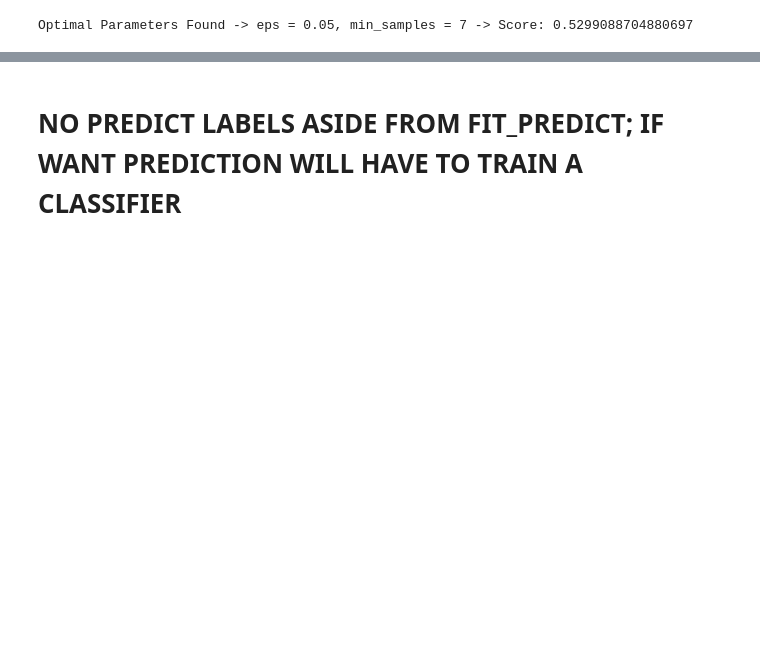
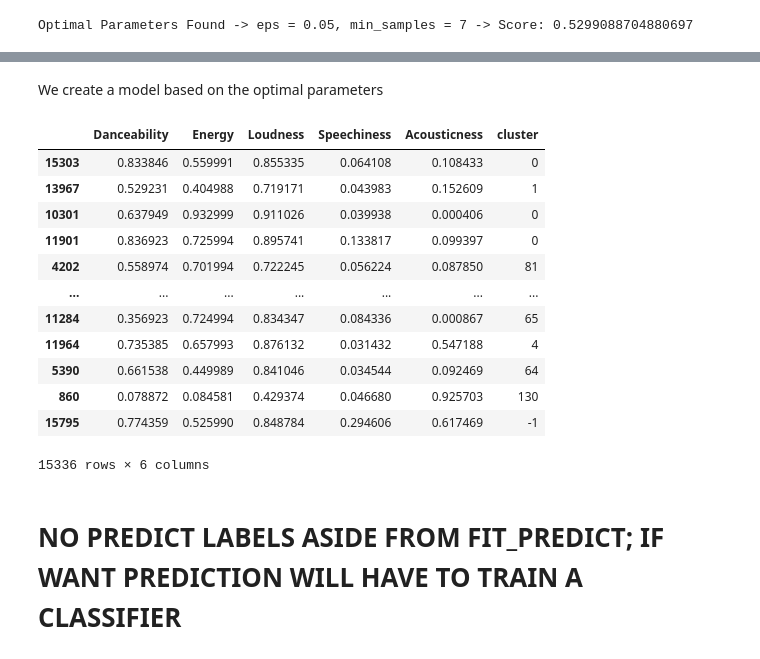
Before and after one commit to 2s2e/cse151a-project, a Jupyter notebook: Milestone_4.ipynb, the cells around one changed output, grey strips where cells are left out. Drawn from its saved outputs; the diff is of its cells as text; code cells hidden in the pictures; blank space fills up the shorter version.

```diff
--- a/Milestone_4.ipynb
+++ b/Milestone_4.ipynb
@@ -854,0 +861,2 @@ Silhouette Score: -0.6265919349870916
+# %% [markdown]
+We create a model based on the optimal parameters
@@ -855,3 +865,19 @@ Silhouette Score: -0.6265919349870916
+# %%
+Xtrain
+# %% [output]
+|  | Danceability | Energy | Loudness | Speechiness | Acousticness | cluster |
+| 15303 | 0.833846 | 0.559991 | 0.855335 | 0.064108 | 0.108433 | 0 |
+| 13967 | 0.529231 | 0.404988 | 0.719171 | 0.043983 | 0.152609 | 1 |
+| 10301 | 0.637949 | 0.932999 | 0.911026 | 0.039938 | 0.000406 | 0 |
+| 11901 | 0.836923 | 0.725994 | 0.895741 | 0.133817 | 0.099397 | 0 |
+| 4202 | 0.558974 | 0.701994 | 0.722245 | 0.056224 | 0.087850 | 81 |
+| ... | ... | ... | ... | ... | ... | ... |
+| 11284 | 0.356923 | 0.724994 | 0.834347 | 0.084336 | 0.000867 | 65 |
+| 11964 | 0.735385 | 0.657993 | 0.876132 | 0.031432 | 0.547188 | 4 |
+| 5390 | 0.661538 | 0.449989 | 0.841046 | 0.034544 | 0.092469 | 64 |
+| 860 | 0.078872 | 0.084581 | 0.429374 | 0.046680 | 0.925703 | 130 |
+| 15795 | 0.774359 | 0.525990 | 0.848784 | 0.294606 | 0.617469 | -1 |
+15336 rows × 6 columns
 # %% [markdown]
 # NO PREDICT LABELS ASIDE FROM FIT_PREDICT; IF WANT PREDICTION WILL HAVE TO TRAIN A CLASSIFIER
 # %% [markdown]
```
Also changed, not shown: parts of 15 cells of this notebook.
